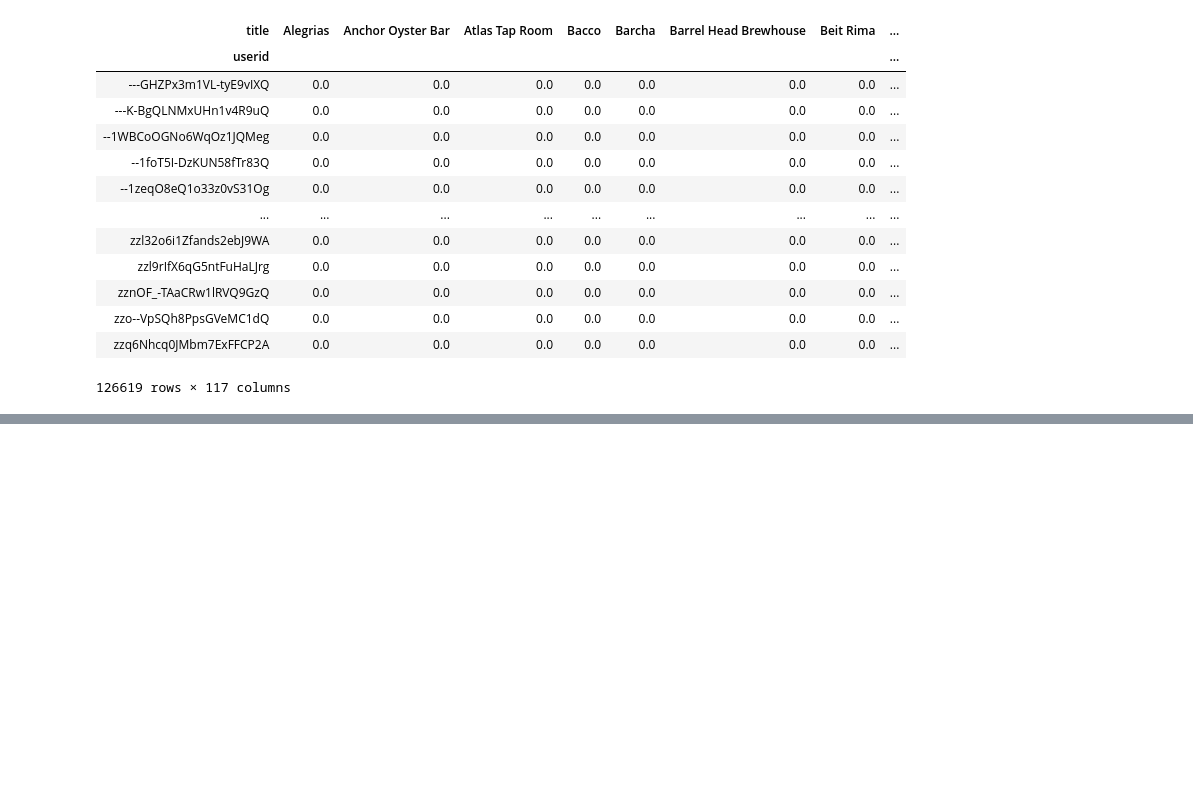
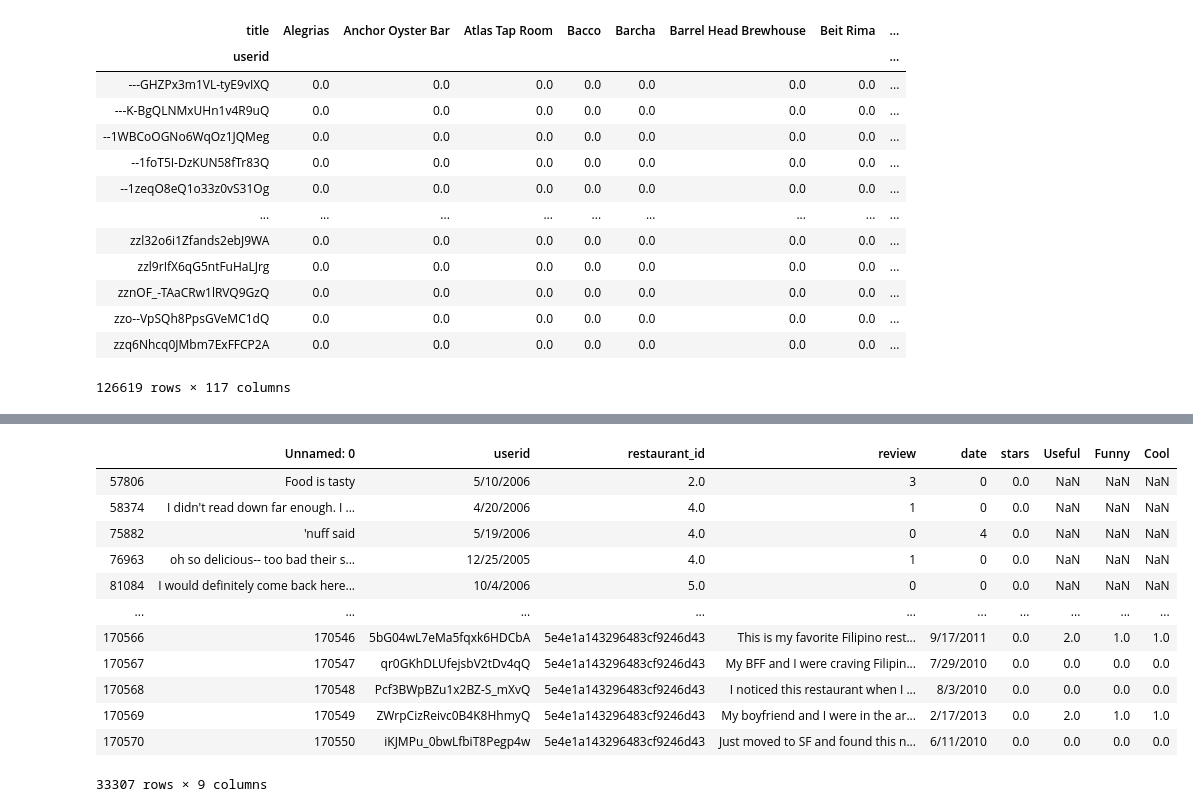
Before and after one commit to yueweng/restaurant-recommender, a Jupyter notebook: recommendation_content_based.ipynb, the cells around one changed output, grey strips where cells are left out. Saved outputs shown, nothing was run; the diff lists cells and outputs as text; code cells hidden in the pictures; blank space fills up the shorter version.

```diff
--- a/recommendation_content_based.ipynb
+++ b/recommendation_content_based.ipynb
@@ -442,0 +552,16 @@ Liholiho Yacht Club
+# %%
+reviews_df[reviews_df['stars'] == 0.0]
+# %% [output]
+|  | Unnamed: 0 | userid | restaurant_id | review | date | stars | Useful | Funny | Cool |
+| 57806 | Food is tasty | 5/10/2006 | 2.0 | 3 | 0 | 0.0 | NaN | NaN | NaN |
+| 58374 | I didn't read down far enough. I ... | 4/20/2006 | 4.0 | 1 | 0 | 0.0 | NaN | NaN | NaN |
+| 75882 | 'nuff said | 5/19/2006 | 4.0 | 0 | 4 | 0.0 | NaN | NaN | NaN |
+| 76963 | oh so delicious-- too bad their s... | 12/25/2005 | 4.0 | 1 | 0 | 0.0 | NaN | NaN | NaN |
+| 81084 | I would definitely come back here... | 10/4/2006 | 5.0 | 0 | 0 | 0.0 | NaN | NaN | NaN |
+| ... | ... | ... | ... | ... | ... | ... | ... | ... | ... |
+| 170566 | 170546 | 5bG04wL7eMa5fqxk6HDCbA | 5e4e1a143296483cf9246d43 | This is my favorite Filipino rest... | 9/17/2011 | 0.0 | 2.0 | 1.0 | 1.0 |
+| 170567 | 170547 | qr0GKhDLUfejsbV2tDv4qQ | 5e4e1a143296483cf9246d43 | My BFF and I were craving Filipin... | 7/29/2010 | 0.0 | 0.0 | 0.0 | 0.0 |
+| 170568 | 170548 | Pcf3BWpBZu1x2BZ-S_mXvQ | 5e4e1a143296483cf9246d43 | I noticed this restaurant when I ... | 8/3/2010 | 0.0 | 0.0 | 0.0 | 0.0 |
+| 170569 | 170549 | ZWrpCizReivc0B4K8HhmyQ | 5e4e1a143296483cf9246d43 | My boyfriend and I were in the ar... | 2/17/2013 | 0.0 | 2.0 | 1.0 | 1.0 |
+| 170570 | 170550 | iKJMPu_0bwLfbiT8Pegp4w | 5e4e1a143296483cf9246d43 | Just moved to SF and found this n... | 6/11/2010 | 0.0 | 0.0 | 0.0 | 0.0 |
+33307 rows × 9 columns
```
Also changed, not shown: parts of 20 cells of this notebook, 4 other files.
